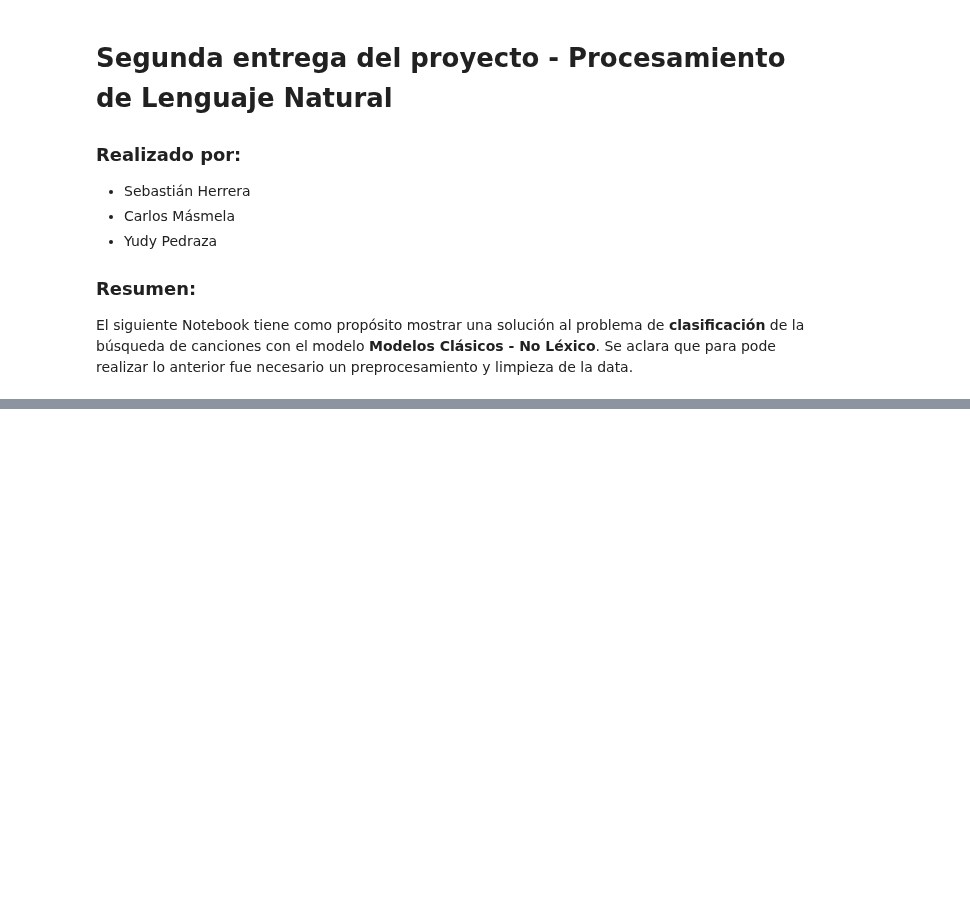
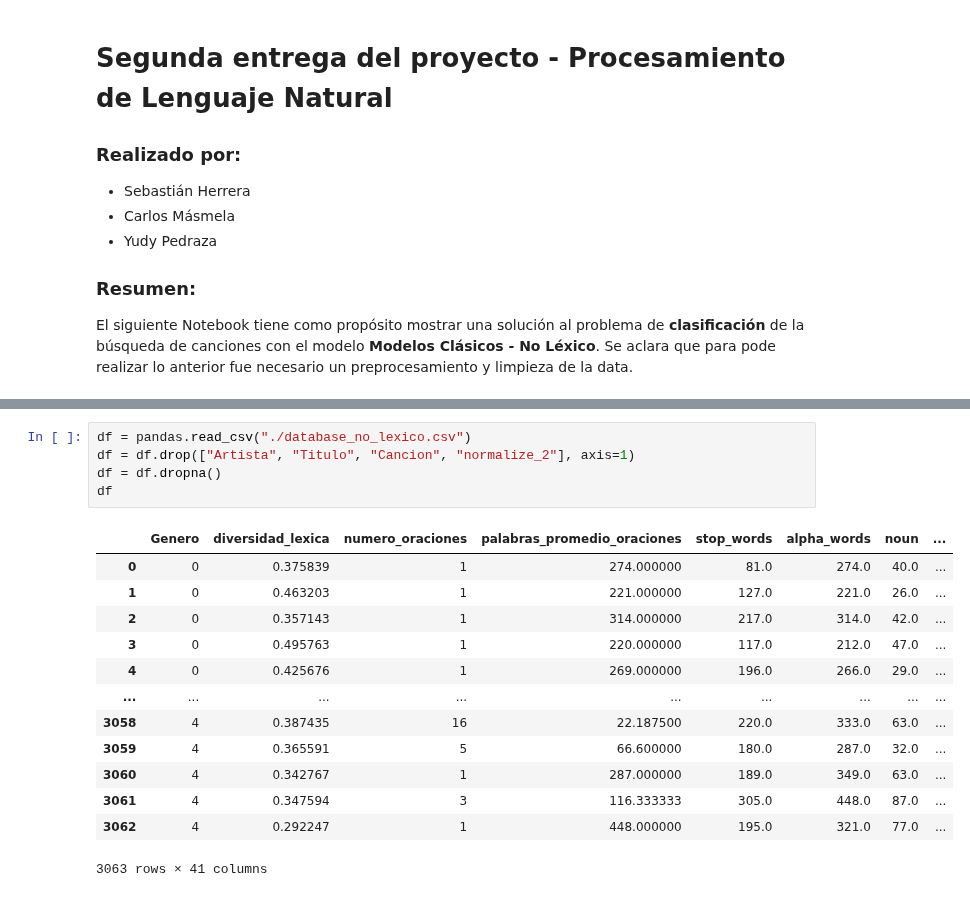
Before and after one commit to candemas97/hgmp-nlp-project, a Jupyter notebook: entregas/entrega2/clasificacion_no_lexica/main_clasico_no_lexico.ipynb, the cells around one changed output, grey strips where cells are left out. Drawn from its saved outputs; the diff is of its cells as text; blank space fills up the shorter version.

```diff
--- a/entregas/entrega2/clasificacion_no_lexica/main_clasico_no_lexico.ipynb
+++ b/entregas/entrega2/clasificacion_no_lexica/main_clasico_no_lexico.ipynb
@@ -172,0 +29,19 @@ def count_gramatical_categories_and_forms(text: str) -> pandas.Series:
+# %%
+df = pandas.read_csv("./database_no_lexico.csv")
+df = df.drop(["Artista", "Titulo", "Cancion", "normalize_2"], axis=1)
+df = df.dropna()
+df
+# %% [output]
+|  | Genero | diversidad_lexica | numero_oraciones | palabras_promedio_oraciones | stop_words | alpha_words | noun | ... |
+| 0 | 0 | 0.375839 | 1 | 274.000000 | 81.0 | 274.0 | 40.0 | ... |
+| 1 | 0 | 0.463203 | 1 | 221.000000 | 127.0 | 221.0 | 26.0 | ... |
+| 2 | 0 | 0.357143 | 1 | 314.000000 | 217.0 | 314.0 | 42.0 | ... |
+| 3 | 0 | 0.495763 | 1 | 220.000000 | 117.0 | 212.0 | 47.0 | ... |
+| 4 | 0 | 0.425676 | 1 | 269.000000 | 196.0 | 266.0 | 29.0 | ... |
+| ... | ... | ... | ... | ... | ... | ... | ... | ... |
+| 3058 | 4 | 0.387435 | 16 | 22.187500 | 220.0 | 333.0 | 63.0 | ... |
+| 3059 | 4 | 0.365591 | 5 | 66.600000 | 180.0 | 287.0 | 32.0 | ... |
+| 3060 | 4 | 0.342767 | 1 | 287.000000 | 189.0 | 349.0 | 63.0 | ... |
+| 3061 | 4 | 0.347594 | 3 | 116.333333 | 305.0 | 448.0 | 87.0 | ... |
+| 3062 | 4 | 0.292247 | 1 | 448.000000 | 195.0 | 321.0 | 77.0 | ... |
+3063 rows × 41 columns
```
Also changed, not shown: parts of 24 cells of this notebook, 16 other files.
